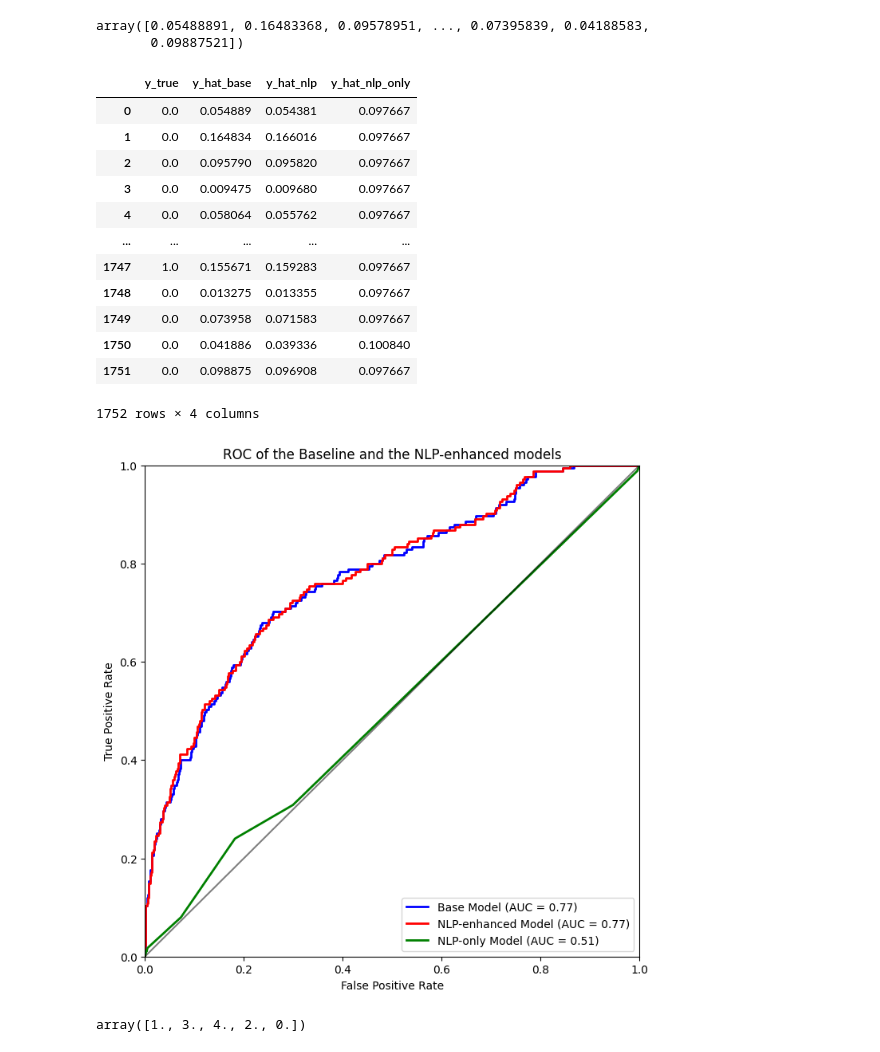
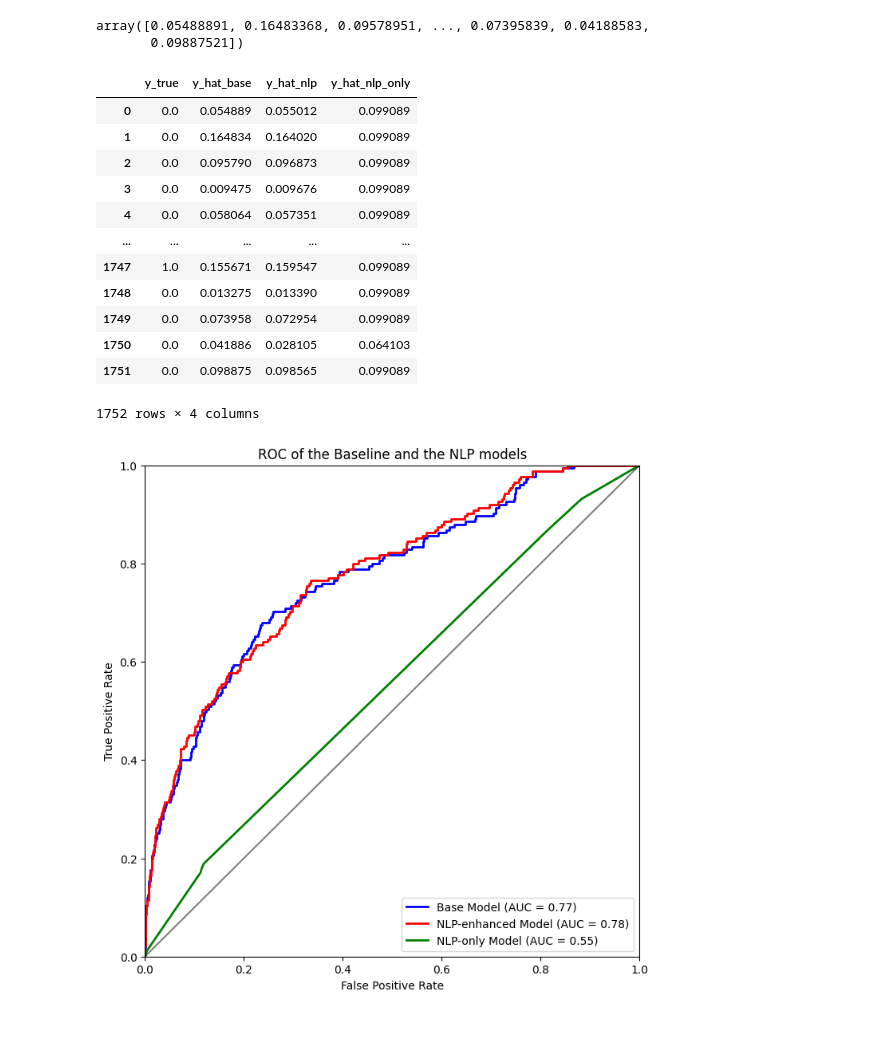
Before and after one commit to nhinrichsberlin/hackathon-sh-2024, a Jupyter notebook: notebooks/logreg.ipynb, the cells around one changed output. Cells and saved outputs as stored; diff of their text form; code cells hidden in the pictures.

```diff
--- a/notebooks/logreg.ipynb
+++ b/notebooks/logreg.ipynb
@@ -41,6 +25,9 @@ data = lab_clean.join(nlp.set_index('subject_id'), on='subject_id', how='left')
 # %%
 for c in ['lvef', 'tamponade', 'aorta']:
     data[c] = data[c].fillna(data[c].median())
+# %%
+for i in [1, 2, 3, 4]:
+    data[f'lvef_{i}'] = data.lvef == i
 # %%
 data.columns
 # %% [output]
@@ -69,7 +57,10 @@ features_base = [
 ]
 # %%
 features_nlp = [
-    'lvef',
+    'lvef_1',
+    'lvef_2',
+    'lvef_3',
+    'lvef_4',
     'tamponade',
     'aorta'
 ]
@@ -107,17 +98,17 @@ results = pd.DataFrame({
 results
 # %% [output]
 |  | y_true | y_hat_base | y_hat_nlp | y_hat_nlp_only |
-| 0 | 0.0 | 0.054889 | 0.054381 | 0.097667 |
-| 1 | 0.0 | 0.164834 | 0.166016 | 0.097667 |
-| 2 | 0.0 | 0.095790 | 0.095820 | 0.097667 |
-| 3 | 0.0 | 0.009475 | 0.009680 | 0.097667 |
-| 4 | 0.0 | 0.058064 | 0.055762 | 0.097667 |
+| 0 | 0.0 | 0.054889 | 0.055012 | 0.099089 |
+| 1 | 0.0 | 0.164834 | 0.164020 | 0.099089 |
+| 2 | 0.0 | 0.095790 | 0.096873 | 0.099089 |
+| 3 | 0.0 | 0.009475 | 0.009676 | 0.099089 |
+| 4 | 0.0 | 0.058064 | 0.057351 | 0.099089 |
 | ... | ... | ... | ... | ... |
-| 1747 | 1.0 | 0.155671 | 0.159283 | 0.097667 |
-| 1748 | 0.0 | 0.013275 | 0.013355 | 0.097667 |
-| 1749 | 0.0 | 0.073958 | 0.071583 | 0.097667 |
-| 1750 | 0.0 | 0.041886 | 0.039336 | 0.100840 |
-| 1751 | 0.0 | 0.098875 | 0.096908 | 0.097667 |
+| 1747 | 1.0 | 0.155671 | 0.159547 | 0.099089 |
+| 1748 | 0.0 | 0.013275 | 0.013390 | 0.099089 |
+| 1749 | 0.0 | 0.073958 | 0.072954 | 0.099089 |
+| 1750 | 0.0 | 0.041886 | 0.028105 | 0.064103 |
+| 1751 | 0.0 | 0.098875 | 0.098565 | 0.099089 |
 1752 rows × 4 columns
 # %%
 fpr_base, tpr_base, t_base = roc_curve(results.y_true, results.y_hat_base)
@@ -131,20 +122,16 @@ roc_auc_nlp_only = roc_auc_score(results.y_true, results.y_hat_nlp_only)
 # %%
 _ = plt.figure(figsize=(8, 8))
 _ = plt.plot(fpr_base, tpr_base, color='blue', lw=2, label='Base Model (AUC = %0.2f)' % roc_auc_base)
 _ = plt.plot(fpr_nlp, tpr_nlp, color='red', lw=2, label='NLP-enhanced Model (AUC = %0.2f)' % roc_auc_nlp)
 _ = plt.plot(fpr_nlp_only, tpr_nlp_only, color='green', lw=2, label='NLP-only Model (AUC = %0.2f)' % roc_auc_nlp_only)
 _ = plt.plot([0, 1], [0, 1], color='black', alpha=0.5)
 _ = plt.xlim(0, 1)
 _ = plt.ylim(0, 1)
 plt.xlabel('False Positive Rate')
 plt.ylabel('True Positive Rate')
 _ = plt.legend(loc='lower right')
-_ = plt.title('ROC of the Baseline and the NLP-enhanced models')
+_ = plt.title('ROC of the Baseline and the NLP models')
 
 _ = plt.savefig('roc_curve.png', dpi=300)
 # %% [output]
-[figure, old version]
+[figure, new version]
-# %%
-data['lvef'].unique()
-# %% [output]
-array([1., 3., 4., 2., 0.])
```
Also changed, not shown: parts of 2 cells of this notebook.
